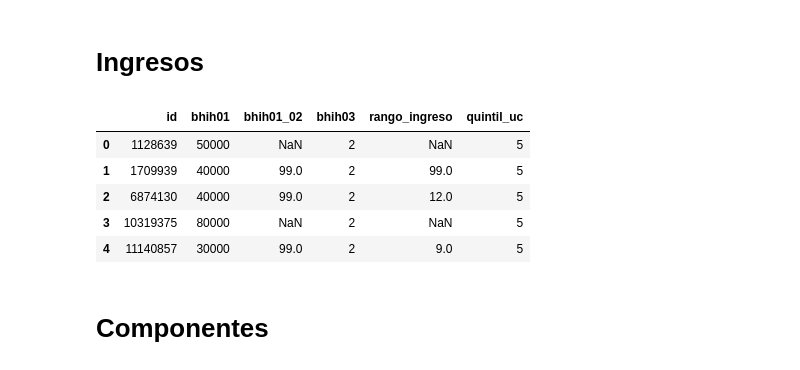
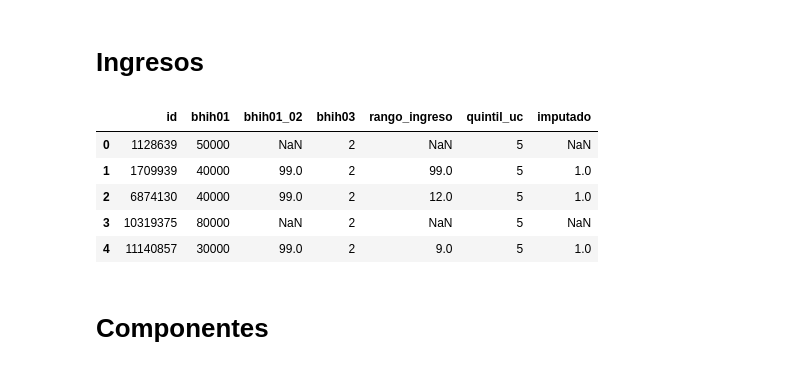
Before and after one commit to fausmurgades/Fundamentos-De-La-Ciencia-De-Datos-TP-Especial, a Jupyter notebook: entrega.ipynb, the cells around one changed output. Drawn from its saved outputs; the diff is of its cells as text; code cells hidden in the pictures.

```diff
--- a/entrega.ipynb
+++ b/entrega.ipynb
@@ -85,21 +85,22 @@ df_hogar.head()
 # %%
 columnas = [
     "id",
     "bhih01",
     "bhih01_02",
     "bhih03",
     "rango_ingreso",
     "quintil_uc",
+    "imputado",
 ]
 df_ingresos = raw_data[columnas].copy()
 df_ingresos.head()
 # %% [output]
-|  | id | bhih01 | bhih01_02 | bhih03 | rango_ingreso | quintil_uc |
-| 0 | 1128639 | 50000 | NaN | 2 | NaN | 5 |
-| 1 | 1709939 | 40000 | 99.0 | 2 | 99.0 | 5 |
-| 2 | 6874130 | 40000 | 99.0 | 2 | 12.0 | 5 |
-| 3 | 10319375 | 80000 | NaN | 2 | NaN | 5 |
-| 4 | 11140857 | 30000 | 99.0 | 2 | 9.0 | 5 |
+|  | id | bhih01 | bhih01_02 | bhih03 | rango_ingreso | quintil_uc | imputado |
+| 0 | 1128639 | 50000 | NaN | 2 | NaN | 5 | NaN |
+| 1 | 1709939 | 40000 | 99.0 | 2 | 99.0 | 5 | 1.0 |
+| 2 | 6874130 | 40000 | 99.0 | 2 | 12.0 | 5 | 1.0 |
+| 3 | 10319375 | 80000 | NaN | 2 | NaN | 5 | NaN |
+| 4 | 11140857 | 30000 | 99.0 | 2 | 9.0 | 5 | 1.0 |
 # %% [markdown]
 # Componentes
 # %%
```
Also changed, not shown: parts of 1 cell of this notebook.
